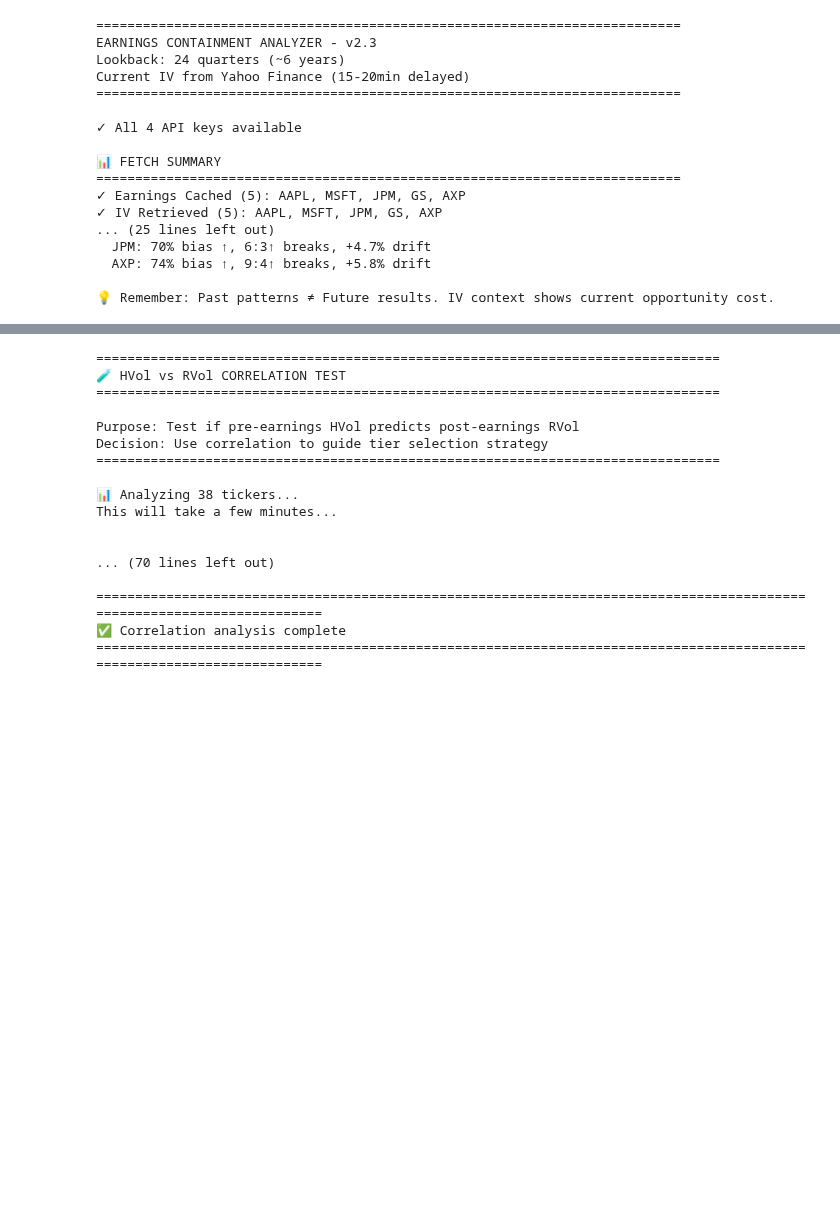
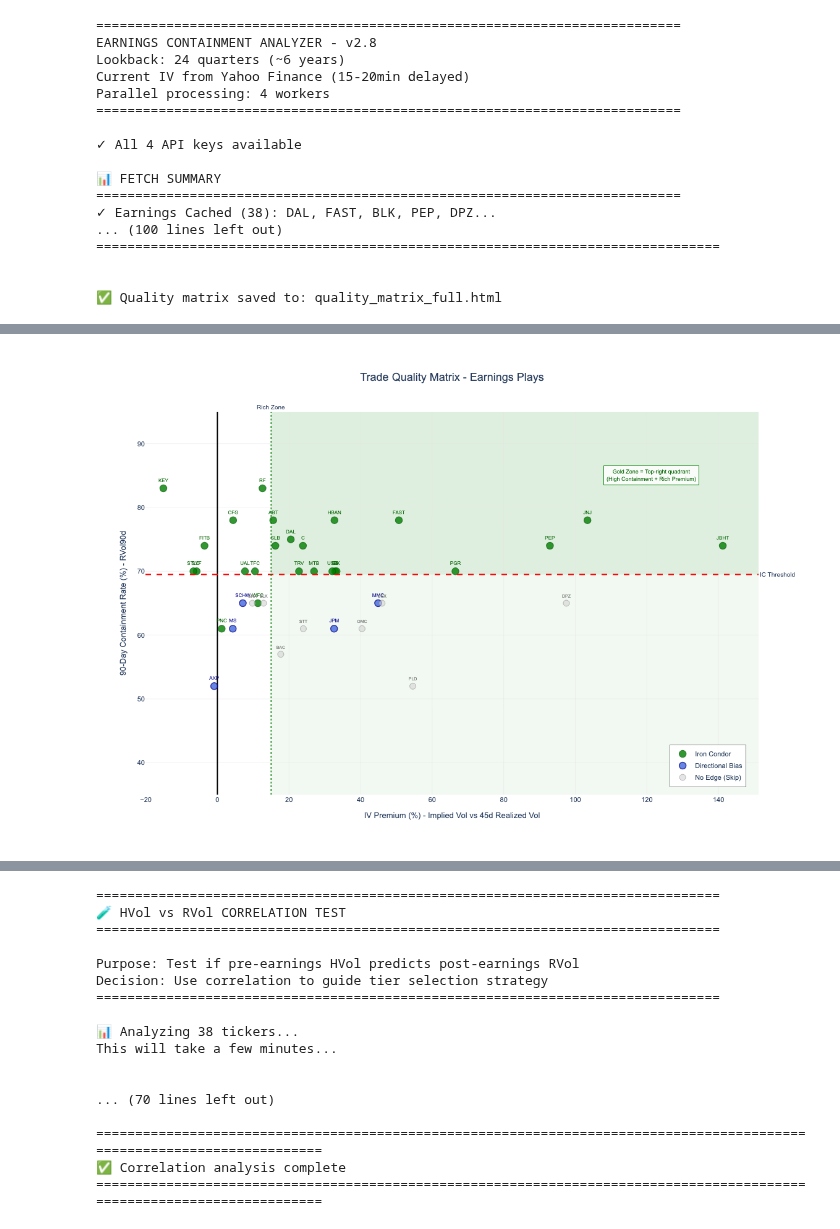
Before and after one commit to johnluo92/SPX_Analysis, a Jupyter notebook: test_earnings_analyzer.ipynb, the cells around one changed output, grey strips where cells are left out. Drawn from its saved outputs; the diff is of its cells as text; code cells hidden in the pictures; blank space fills up the shorter version.

```diff
--- a/test_earnings_analyzer.ipynb
+++ b/test_earnings_analyzer.ipynb
@@ -1,21 +1,36 @@
 # %%
 from earnings_analyzer import batch_analyze
-results = batch_analyze(["AAPL", "MSFT", "JPM", "GS", "AXP"], lookback_quarters=24)
+from earnings_analyzer.visualization.quality_matrix import plot_quality_matrix
+from validation_suite import quick_validate  # <-- ADD THIS
+
+# Full ticker list
+tickers = [
+    "DAL", "PEP", "FAST", "BLK", "C", "DPZ", "GS", "JNJ", "JPM", "WFC",
+    "OMC", "ABT", "BAC", "CFG", "MS", "PGR", "PLD", "PNC", "SYF", "JBHT",
+    "UAL", "BK", "KEY", "MMC", "MTB", "SCHW", "SNA", "TRV", "USB", "CSX",
+    "AXP", "FITB", "HBAN", "RF", "SLB", "STT", "TFC", "STLD"
+]
+
+results = batch_analyze(tickers, lookback_quarters=24, fetch_iv=True, parallel=True)
+
+if results is not None:
+    quick_validate(results, ticker_order=tickers)  # <-- ADD THIS LINE
+    plot_quality_matrix(results, save_path='quality_matrix_full.html', show=True)
 # %% [output]
 ===========================================================================
-EARNINGS CONTAINMENT ANALYZER - v2.3
+EARNINGS CONTAINMENT ANALYZER - v2.8
 Lookback: 24 quarters (~6 years)
 Current IV from Yahoo Finance (15-20min delayed)
+Parallel processing: 4 workers
 ===========================================================================
 
 ✓ All 4 API keys available
 
 📊 FETCH SUMMARY
 ===========================================================================
-✓ Earnings Cached (5): AAPL, MSFT, JPM, GS, AXP
-✓ IV Retrieved (5): AAPL, MSFT, JPM, GS, AXP
-... (25 lines left out)
-  JPM: 70% bias ↑, 6:3↑ breaks, +4.7% drift
-  AXP: 74% bias ↑, 9:4↑ breaks, +5.8% drift
+✓ Earnings Cached (38): DAL, FAST, BLK, PEP, DPZ...
+... (100 lines left out)
+================================================================================
 
-💡 Remember: Past patterns ≠ Future results. IV context shows current opportunity cost.
+
+✅ Quality matrix saved to: quality_matrix_full.html
@@ -21,0 +38 @@ Current IV from Yahoo Finance (15-20min delayed)
+[figure, added]
```
Also changed, not shown: parts of 3 cells of this notebook, 9 other files.
